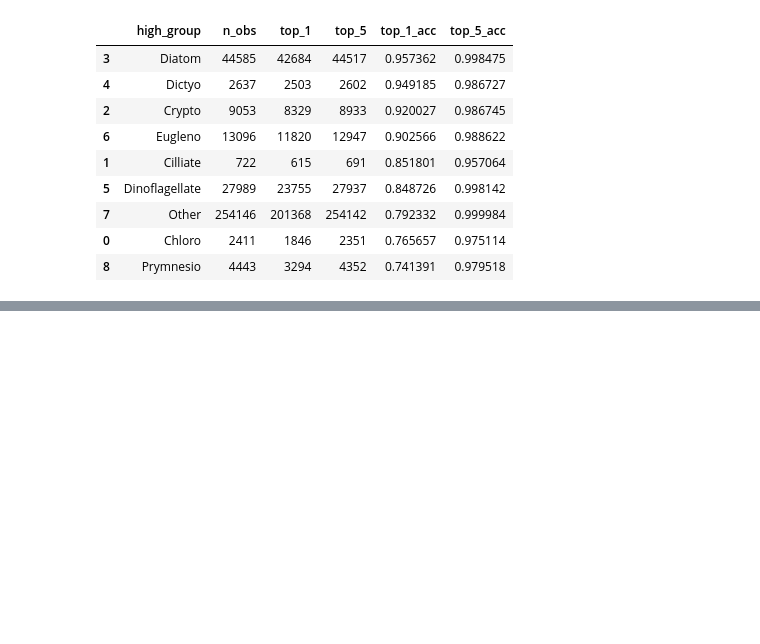
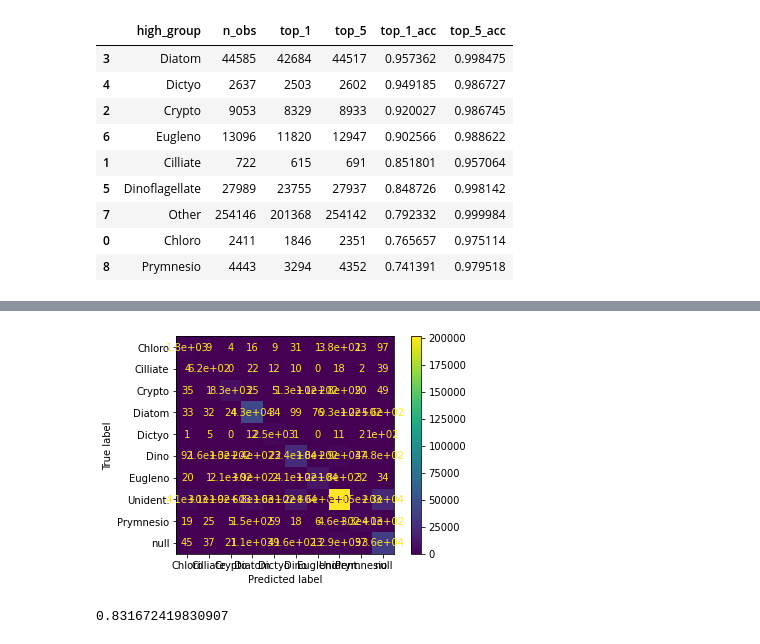
Before and after one commit to ifcb-utopia/ml-workflow, a Jupyter notebook: notebooks/check_model_accuracy.ipynb, the cells around one changed output, grey strips where cells are left out. Cells and saved outputs as stored; diff of their text form; code cells hidden in the pictures; blank space fills up the shorter version.

```diff
--- a/notebooks/check_model_accuracy.ipynb
+++ b/notebooks/check_model_accuracy.ipynb
@@ -116,0 +169,10 @@ test_agg.sort_values('top_1_acc', ascending=False)
+# %%
+class_labels = ["Chloro", "Cilliate", "Crypto", "Diatom", "Dictyo", "Dino", "Eugleno", "Unident.", "Prymnesio", "null"]
+
+disp = ConfusionMatrixDisplay(confusion_matrix=cm,
+                              display_labels=class_labels)
+# %%
+disp.plot()
+plt.show()
+# %% [output]
+[figure, added]
@@ -116,0 +181,4 @@ test_agg.sort_values('top_1_acc', ascending=False)
+# %%
+test
+# %% [output]
+0.831672419830907
```
Also changed, not shown: parts of 21 cells of this notebook.
